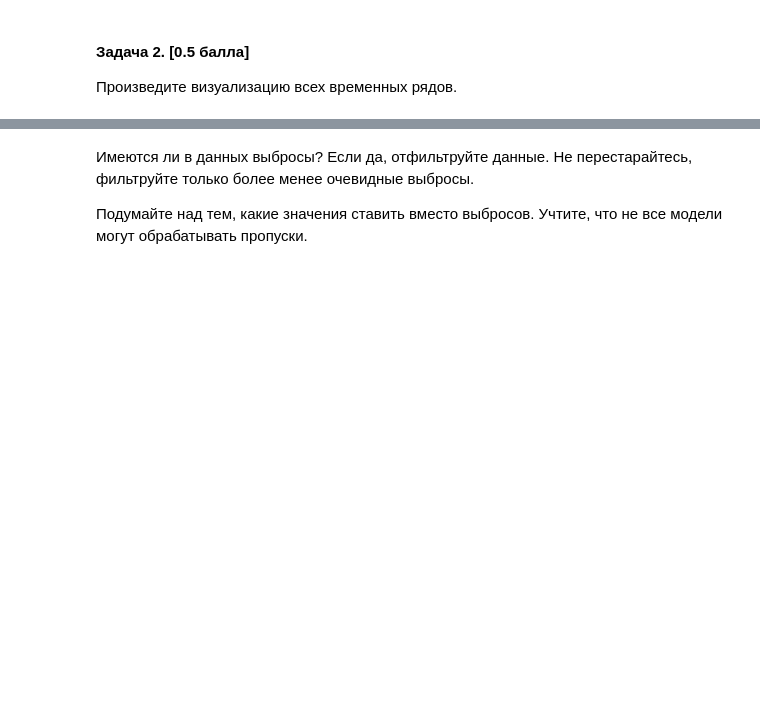
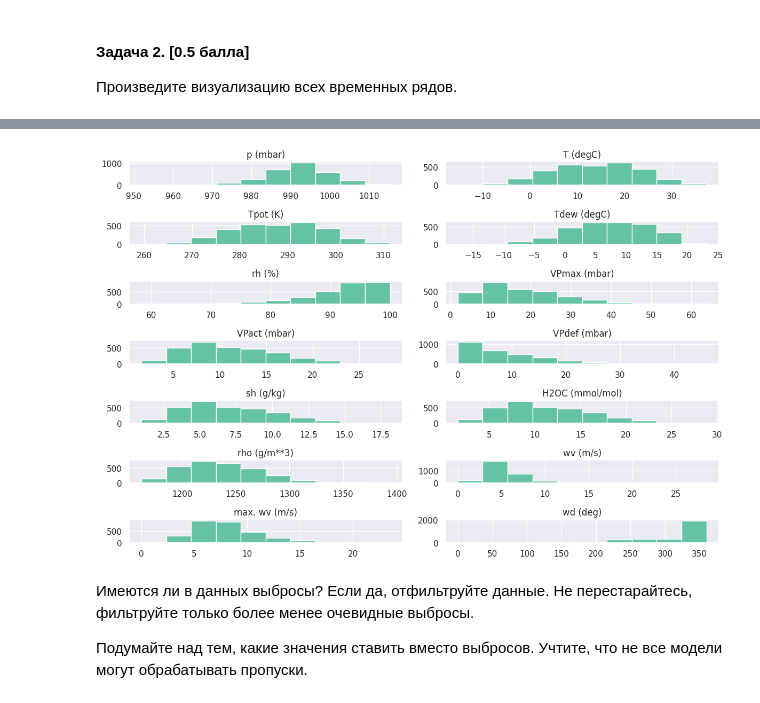
Before and after one commit to orekhovsky/YSDA, a Jupyter notebook: ML_2_spring2025/Homeworks/8 time series/hw2.ipynb, the cells around one changed output, grey strips where cells are left out. Saved outputs shown, nothing was run; the diff lists cells and outputs as text; code cells hidden in the pictures; blank space fills up the shorter version.

```diff
--- a/ML_2_spring2025/Homeworks/8 time series/hw2.ipynb
+++ b/ML_2_spring2025/Homeworks/8 time series/hw2.ipynb
@@ -115,0 +122,6 @@ y_test = target.reset_index().query("Date >= @one_year_ago").set_index('Date')
+# %%
+weather_df_daily.hist(layout=(-1,2), figsize=(12,8))
+plt.tight_layout()
+plt.show()
+# %% [output]
+[figure, added]
```
Also changed, not shown: parts of 4 cells of this notebook.
